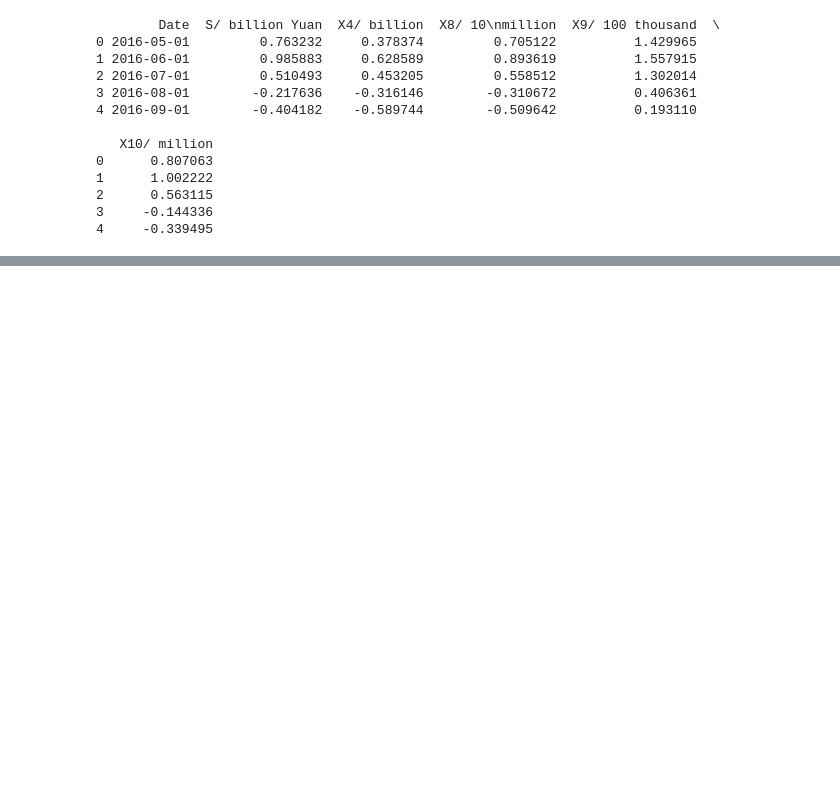
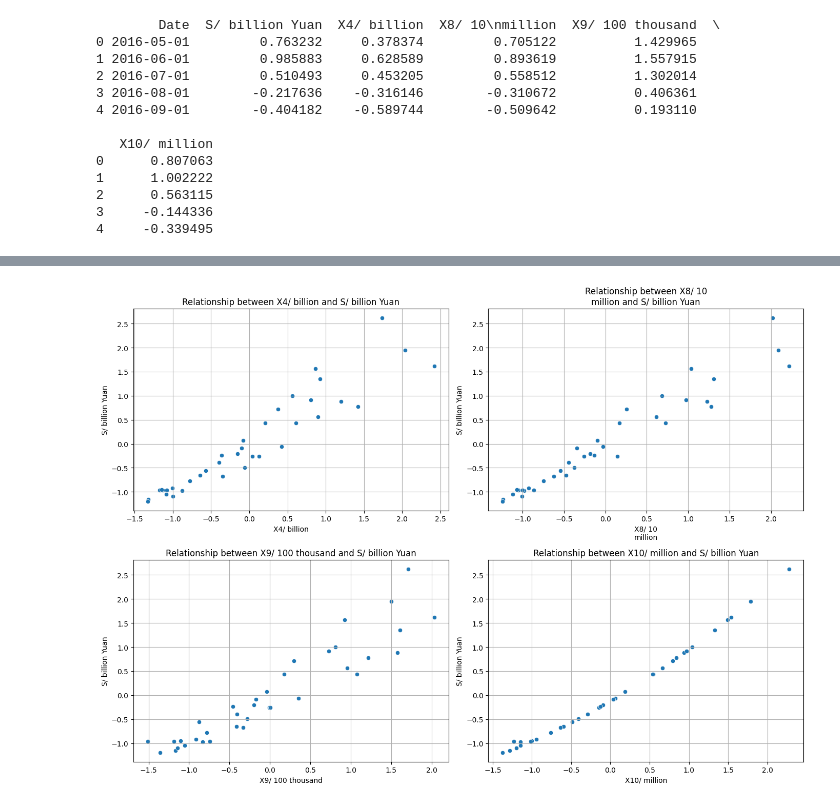
Before and after one commit to abderrahimrhitrif/Projet-DA, a Jupyter notebook: projet.ipynb, the cells around one changed output, grey strips where cells are left out. Saved outputs shown, nothing was run; the diff lists cells and outputs as text; code cells hidden in the pictures; blank space fills up the shorter version.

```diff
--- a/projet.ipynb
+++ b/projet.ipynb
@@ -195,2 +174,2 @@ find_outliers(df_dress_sales, 2.7)
 # %%
-find_outliers(df_sweater_sales, 2.7)
+df_pants_sales = remove_outliers(df_sweater_sales)
@@ -338,0 +346,4 @@ print(df_dress_standardized.head())
+# %%
+visualize_relationship(df_pants_standardized, target_col='S/ billion Yuan')
+# %% [output]
+[figure, added]
```
Also changed, not shown: parts of 13 cells of this notebook.
